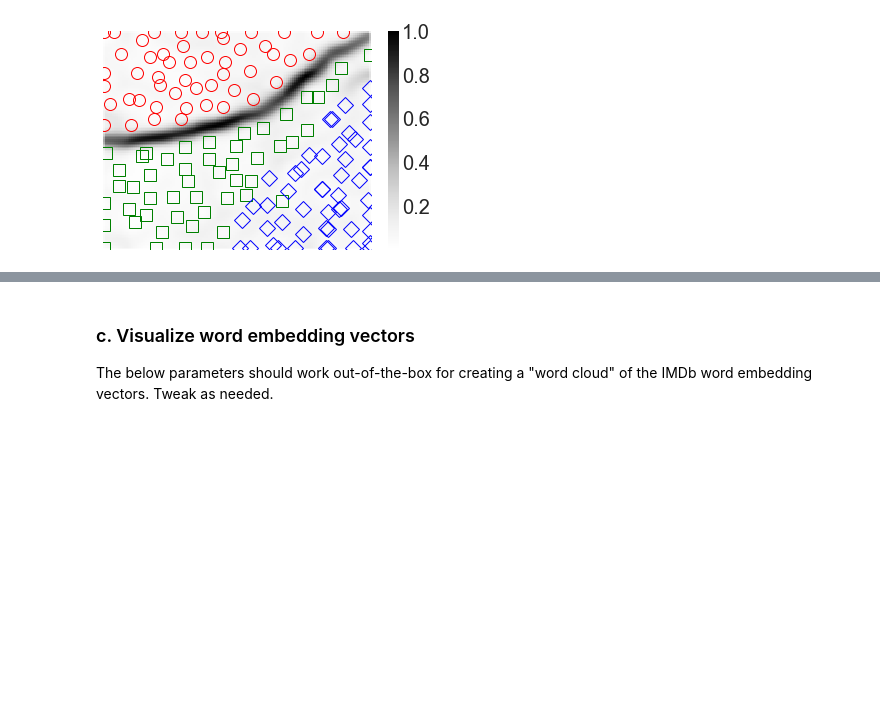
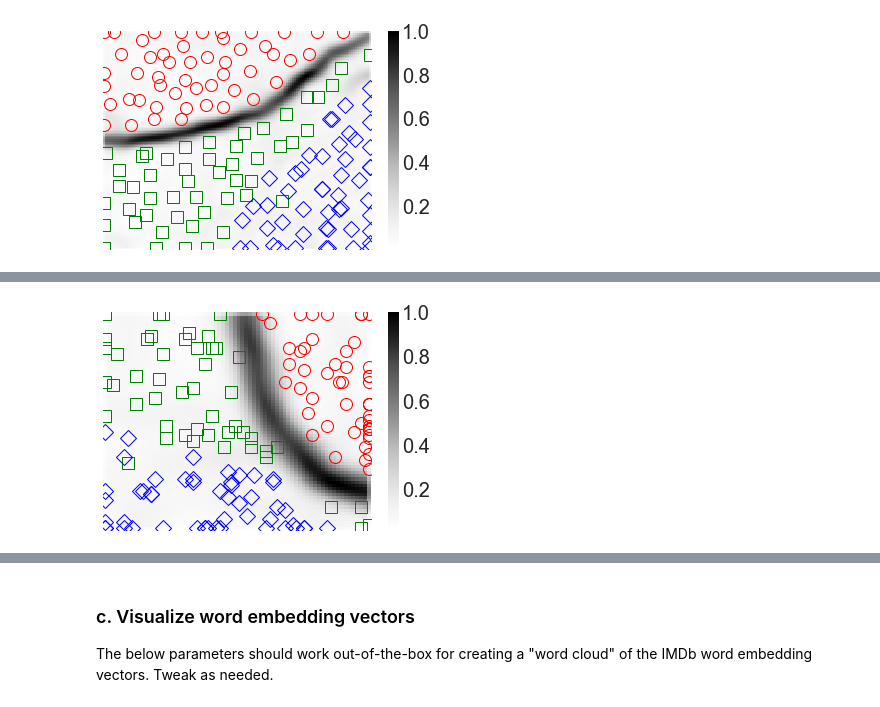
Before and after one commit to ejseal21/NeuralNetworks, a Jupyter notebook: project5/som.ipynb, the cells around one changed output, grey strips where cells are left out. Drawn from its saved outputs; the diff is of its cells as text; code cells hidden in the pictures; blank space fills up the shorter version.

```diff
--- a/project5/som.ipynb
+++ b/project5/som.ipynb
@@ -516,0 +548,31 @@ KeyboardInterrupt:
+# %%
+#Answer 6
+som_sz = 70
+n_features = 4
+max_iter = 20000
+
+np.random.seed(0)
+
+iris_som = som.SOM(som_sz, n_features, max_iter, init_lr=3, init_sigma=51.0, verbose=False)
+iris_som.fit(iris_x.copy())
+iris_u_map = iris_som.u_matrix()
+
+plt.pcolor(iris_u_map.T)
+plt.colorbar()
+plt.xticks([])
+plt.yticks([])
+
+markers = ['o','s','D']
+colors = ['r','g','b']
+
+for i in range(len(iris_x)):
+    bmu_pos = iris_som.get_bmu(iris_x[i])
+    plt.plot(bmu_pos[0] + 0.5,
+             bmu_pos[1] + 0.5,
+             markers[iris_y[i]],
+             markeredgecolor=colors[iris_y[i]],
+             markersize=12,
+             markerfacecolor='None')
+plt.show()
+# %% [output]
+[figure, added]
```
Also changed, not shown: parts of 4 cells of this notebook.
